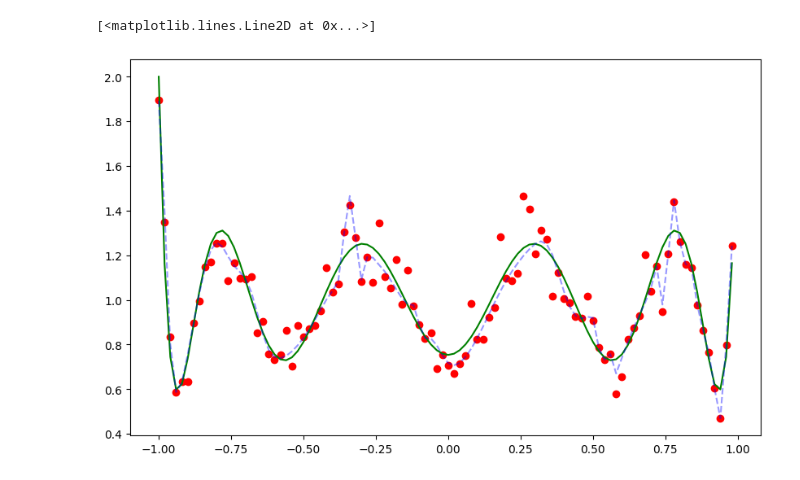
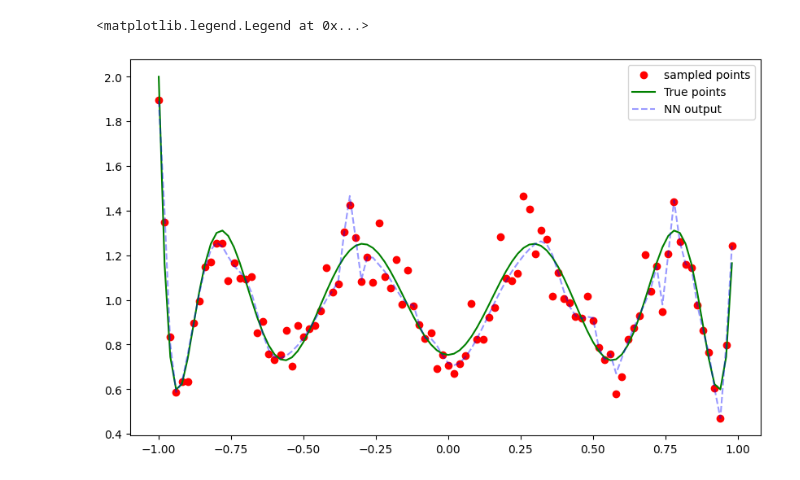
Before and after one commit to achiefa/NTK-interface, a Jupyter notebook: analysis.ipynb, the cells around one changed output. Drawn from its saved outputs; the diff is of its cells as text; code cells hidden in the pictures.

```diff
--- a/analysis.ipynb
+++ b/analysis.ipynb
@@ -20,11 +20,12 @@ with open(FitFolder + "/output/Output_3.yaml", "r") as out:
 # %%
 f, ax = plt.subplots(1,1, figsize=(10,6))
 ax.plot(x, y, marker='o', ls = "", color='red', label="sampled points")
 ax.plot(x, t, ls = "-", color='green', label="True points")
 ax.plot(x, nn, ls = "--", color='blue', alpha=0.4, label="NN output")
+ax.legend()
 # %% [output]
-[<matplotlib.lines.Line2D at 0x...>]
+<matplotlib.legend.Legend at 0x...>
-[figure, old version]
+[figure, new version]
 # %%
 with open(FitFolder + "/meta.yaml", "r") as meta:
     Meta = yaml.load(meta, Loader=yaml.CLoader)
```
